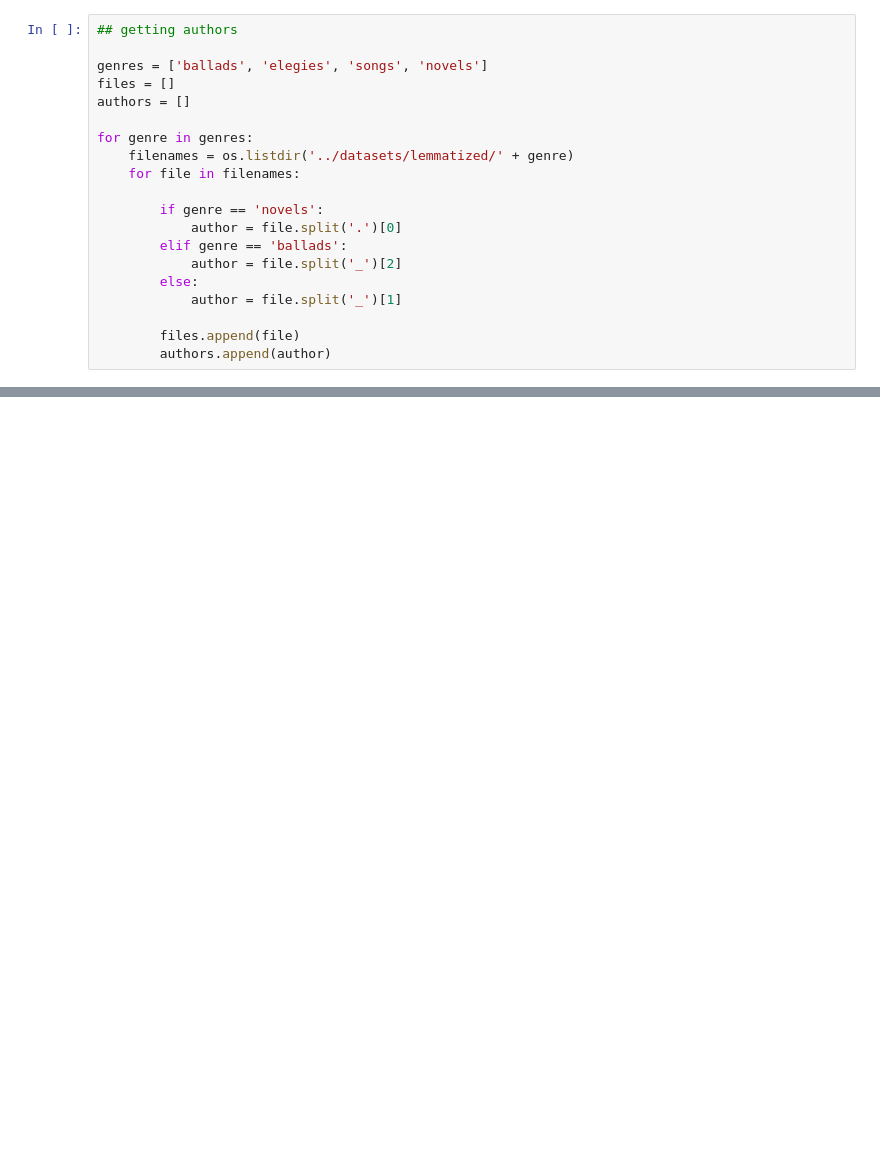
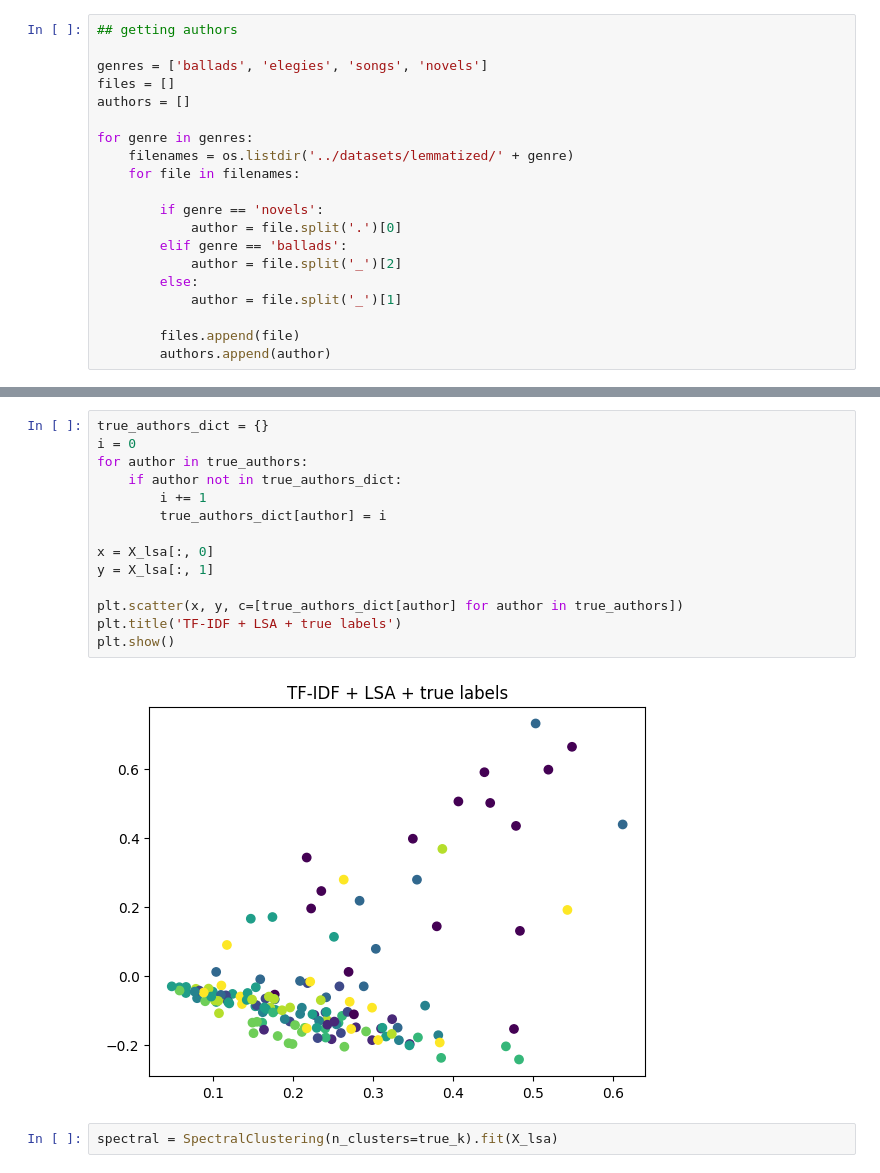
Before and after one commit to vpozdnyakov/literary_genre_identifier, a Jupyter notebook: notebooks/tfidf.ipynb, the cells around one changed output, grey strips where cells are left out. Saved outputs shown, nothing was run; the diff lists cells and outputs as text; blank space fills up the shorter version.

```diff
--- a/notebooks/tfidf.ipynb
+++ b/notebooks/tfidf.ipynb
@@ -286,0 +410,18 @@ Counter(authors).most_common(10)
+# %%
+true_authors_dict = {}
+i = 0
+for author in true_authors:
+    if author not in true_authors_dict:
+        i += 1
+        true_authors_dict[author] = i
+
+x = X_lsa[:, 0]
+y = X_lsa[:, 1]
+
+plt.scatter(x, y, c=[true_authors_dict[author] for author in true_authors])
+plt.title('TF-IDF + LSA + true labels')
+plt.show()
+# %% [output]
+[figure, added]
+# %%
+spectral = SpectralClustering(n_clusters=true_k).fit(X_lsa)
```
Also changed, not shown: parts of 28 cells of this notebook.
